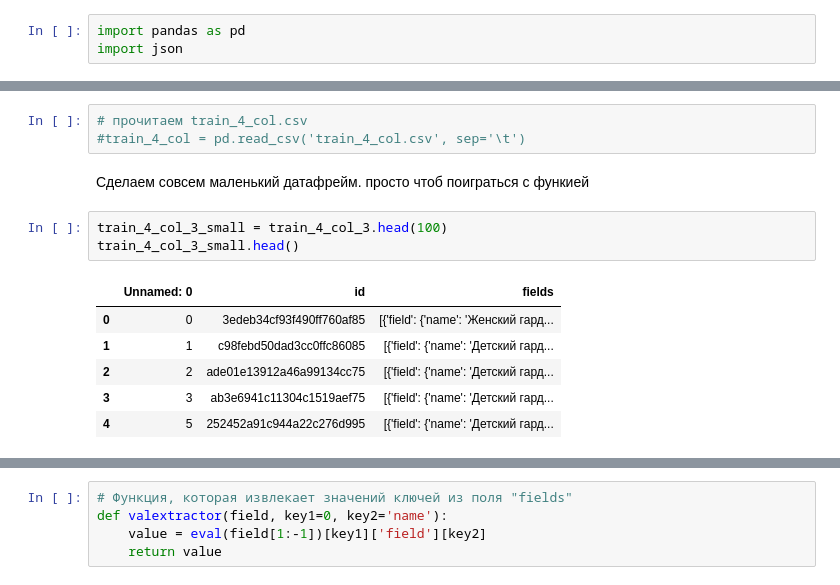
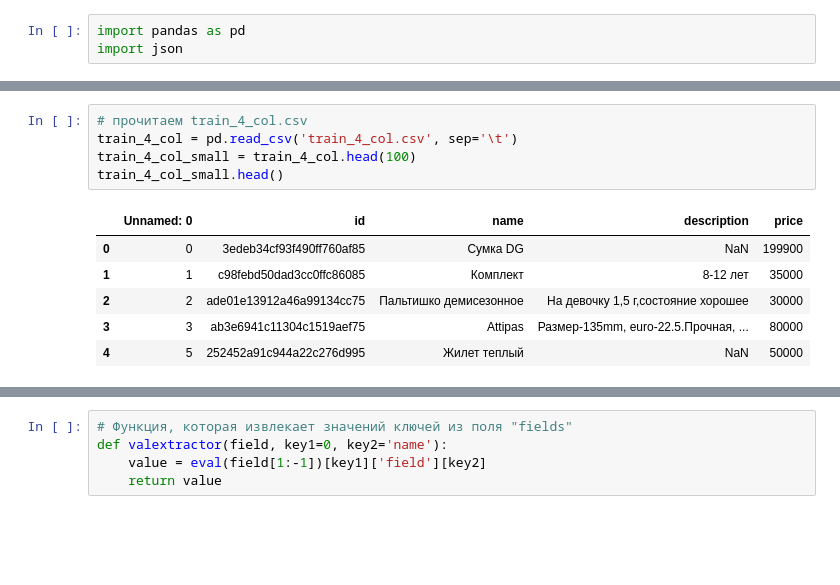
Before and after one commit to alstalm/sfml, a Jupyter notebook: hw-12/ML - Hackaton.ipynb, the cells around one changed output, grey strips where cells are left out. Saved outputs shown, nothing was run; the diff lists cells and outputs as text; blank space fills up the shorter version.

Commit message:
29.12.18
созданы доп категории. подготовлен train для дальнейшей обработки.

```diff
--- a/hw-12/ML - Hackaton.ipynb
+++ b/hw-12/ML - Hackaton.ipynb
@@ -10,15 +28,12 @@ train_4_col_3 = pd.read_csv('train_4_col_3.csv', sep='\t')
 # %%
 # прочитаем train_4_col.csv
-#train_4_col = pd.read_csv('train_4_col.csv', sep='\t')
+train_4_col = pd.read_csv('train_4_col.csv', sep='\t')
+train_4_col_small = train_4_col.head(100)
+train_4_col_small.head()
+# %% [output]
+|  | Unnamed: 0 | id | name | description | price |
+| 0 | 0 | 3edeb34cf93f490ff760af85 | Сумка DG | NaN | 199900 |
+| 1 | 1 | c98febd50dad3cc0ffc86085 | Комплект | 8-12 лет | 35000 |
+| 2 | 2 | ade01e13912a46a99134cc75 | Пальтишко демисезонное | На девочку 1,5 г,состояние хорошее | 30000 |
+| 3 | 3 | ab3e6941c11304c1519aef75 | Attipas | Размер-135mm, euro-22.5.Прочная, ... | 80000 |
+| 4 | 5 | 252452a91c944a22c276d995 | Жилет теплый | NaN | 50000 |
-# %% [markdown]
-Сделаем совсем маленький датафрейм. просто чтоб поиграться с функией
-# %%
-train_4_col_3_small = train_4_col_3.head(100)
-train_4_col_3_small.head()
-# %% [output]
-|  | Unnamed: 0 | id | fields |
-| 0 | 0 | 3edeb34cf93f490ff760af85 | [{'field': {'name': 'Женский гард... |
-| 1 | 1 | c98febd50dad3cc0ffc86085 | [{'field': {'name': 'Детский гард... |
-| 2 | 2 | ade01e13912a46a99134cc75 | [{'field': {'name': 'Детский гард... |
-| 3 | 3 | ab3e6941c11304c1519aef75 | [{'field': {'name': 'Детский гард... |
-| 4 | 5 | 252452a91c944a22c276d995 | [{'field': {'name': 'Детский гард... |
```
Also changed, not shown: parts of 14 cells of this notebook, 1 other file.
